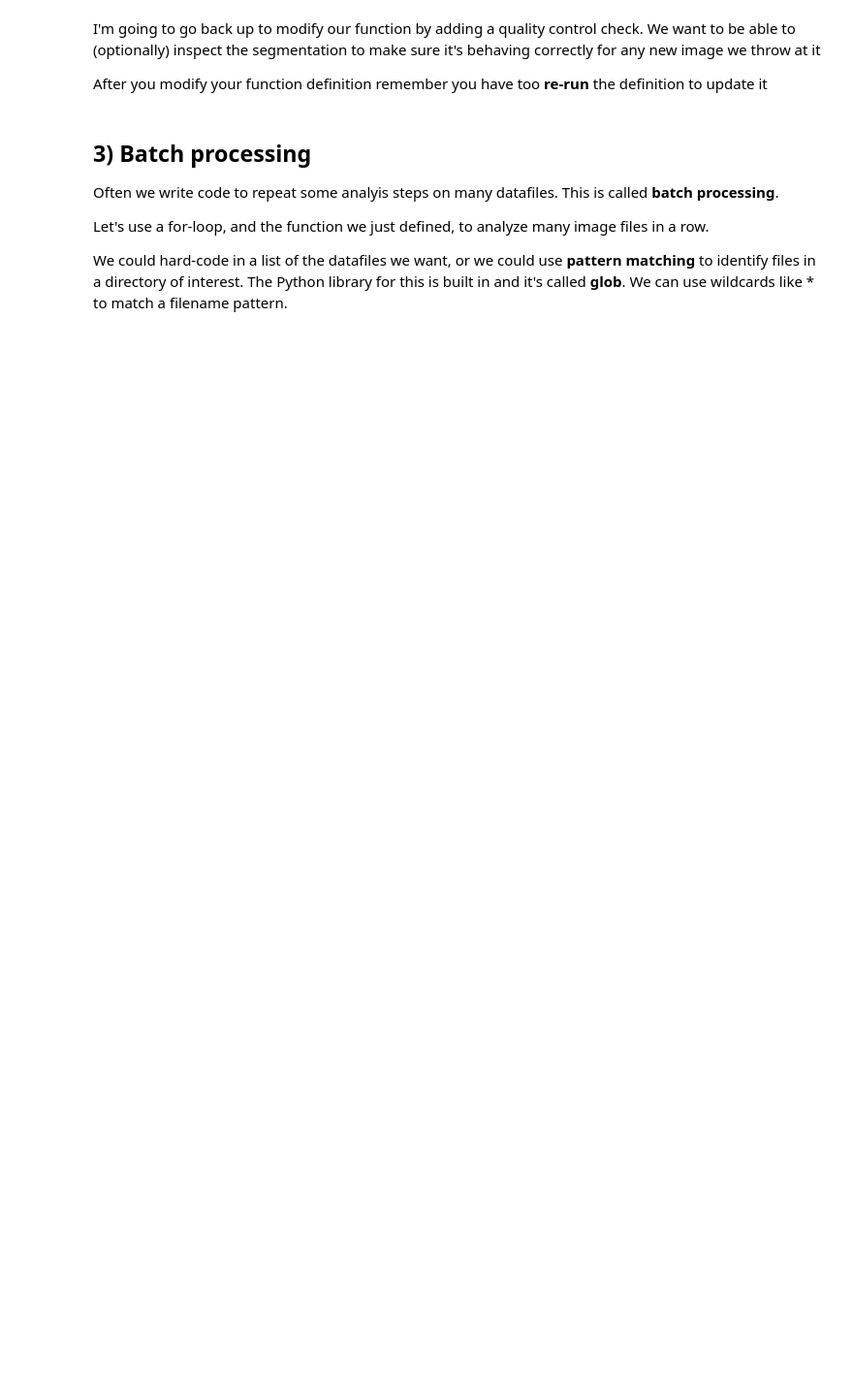
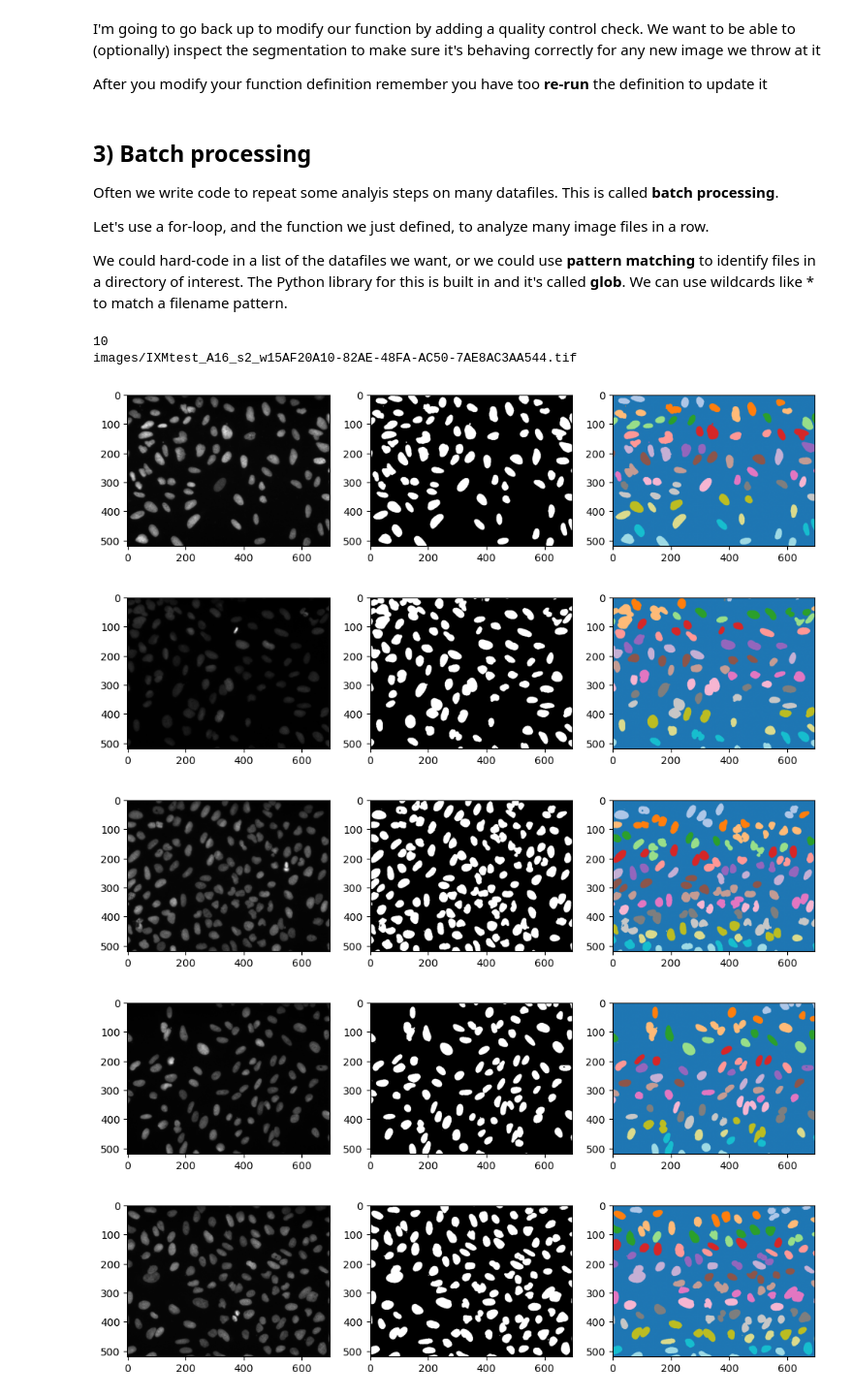
Before and after one commit to Cordonez-io/ABIO558-Christian, a Jupyter notebook: miniproject_3_blank.ipynb, the cells around one changed output. Shown at 97% size. Saved outputs shown, nothing was run; the diff lists cells and outputs as text; code cells hidden in the pictures; blank space fills up the shorter version.

```diff
--- a/miniproject_3_blank.ipynb
+++ b/miniproject_3_blank.ipynb
@@ -153,19 +196,41 @@ Take the relevant lines of code above and modify / arrange them into the body of
 
 Let's start together with **pseduocode**
 # %%
-def measure_cells(input_image):
+def measure_cells(input_image, show_segmentation=False):
     """
         measure_cells(input_image)
             Using automatic thresholding to identify and quantify cell properties from fluor images
 
         args
-            input_image: 2 dimensional ndarray
+            input_image: 2-dimensional ndarray
         returns
             intensity - list
             area - list
     """
 
 
+    #compute the threshold from the image using Li's method
+    thresh = filters.threshold_li(input_image)
+    #make a binary mask, same size as the image, but it's boolean/binary
+    mask = input_image > thresh
+    #Using the mask, identify the labels (components)
+    label_image = measure.label(mask)
+    #measure the area and intensity of each labeled component
+    #e.g., using regionprops
+    region_properties = measure.regionprops(label_image, intensity_image=input_image)
+    areas = [x.area for x in region_properties]
+    intensities = [x.intensity_mean for x in region_properties]
+
+    if show_segmentation:
+        fh, ax = plt.subplots(1, 3, figsize=(12, 4))
+        ax[0].imshow(input_image, cmap='gray')
+        ax[1].imshow(mask, cmap='gray')
+        ax[2].imshow(label_image, cmap='tab20')
     return areas, intensities
 # %% [markdown]
 Let's use our new function
+# %%
+img_cells = imread(filename)
+areas, intensities = measure_cells(img_cells)
+print(areas)
+print(intensities)
@@ -181,3 +249,30 @@ Often we write code to repeat some analyis steps on many datafiles. This is call
 Let's use a for-loop, and the function we just defined, to analyze many image files in a row.
 
 We could hard-code in a list of the datafiles we want, or we could use **pattern matching** to identify files in a directory of interest. The Python library for this is built in and it's called **glob**. We can use wildcards like * to match a filename pattern.
+# %%
+import glob
+batch_data_dir='images'
+filepaths = glob.glob(os.path.join(batch_data_dir, '*.tif'))
+
+print(len(filepaths))
+print(filepaths[0])
+# %% [output]
+10
+images/IXMtest_A16_s2_w15AF20A10-82AE-48FA-AC50-7AE8AC3AA544.tif
+# %%
+areas = []
+intensities = []
+n_cells = []
+for current_filepath in filepaths:
+    img_cells = imread(current_filepath)
+    img_areas, img_intensities = measure_cells(img_cells, show_segmentation=True)
+
+    areas.append(img_areas)
+    intensities.append(img_intensities)
+    n_cells.append(len(img_areas))
+# %% [output]
+[figure, added]
+[figure, added]
+[figure, added]
+[figure, added]
+[figure, added]
```
Also changed, not shown: parts of 8 cells of this notebook.
